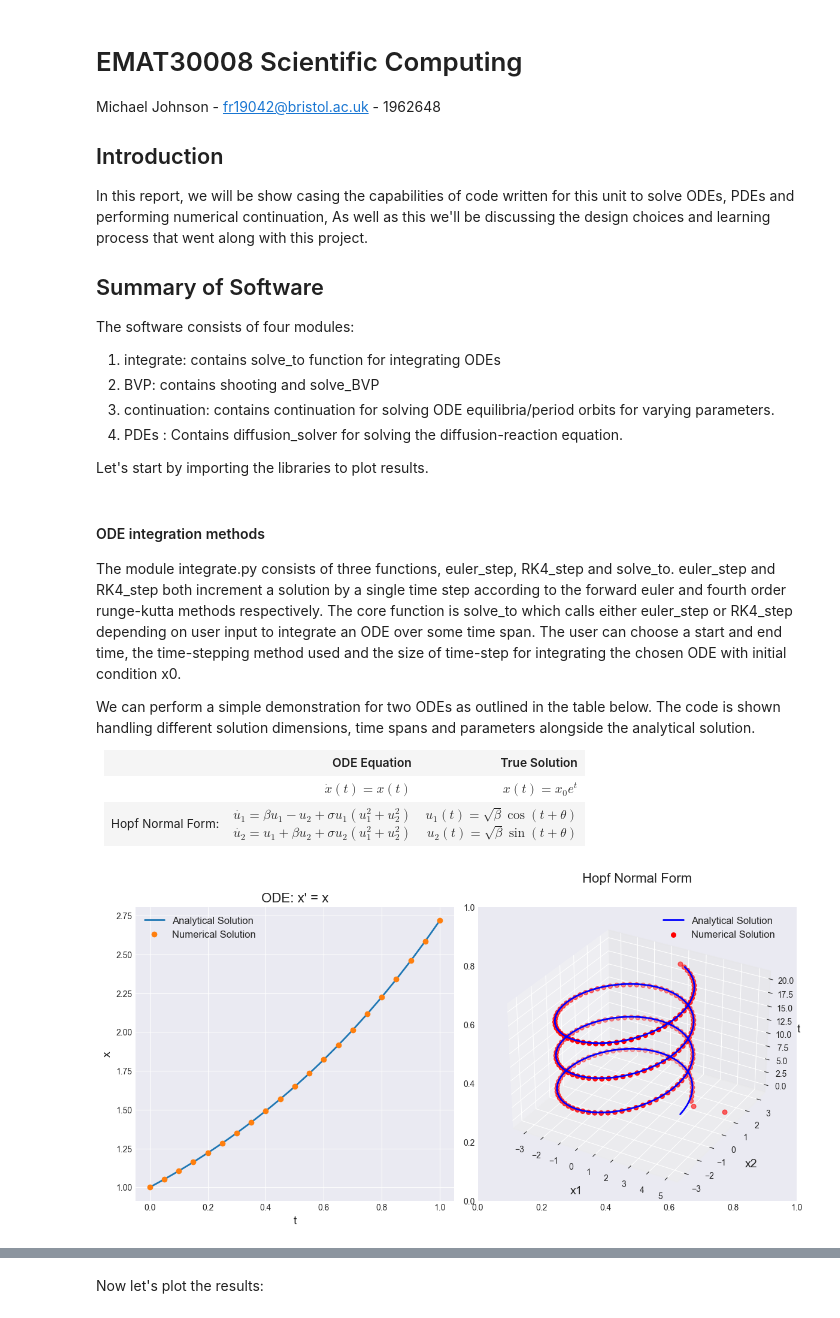
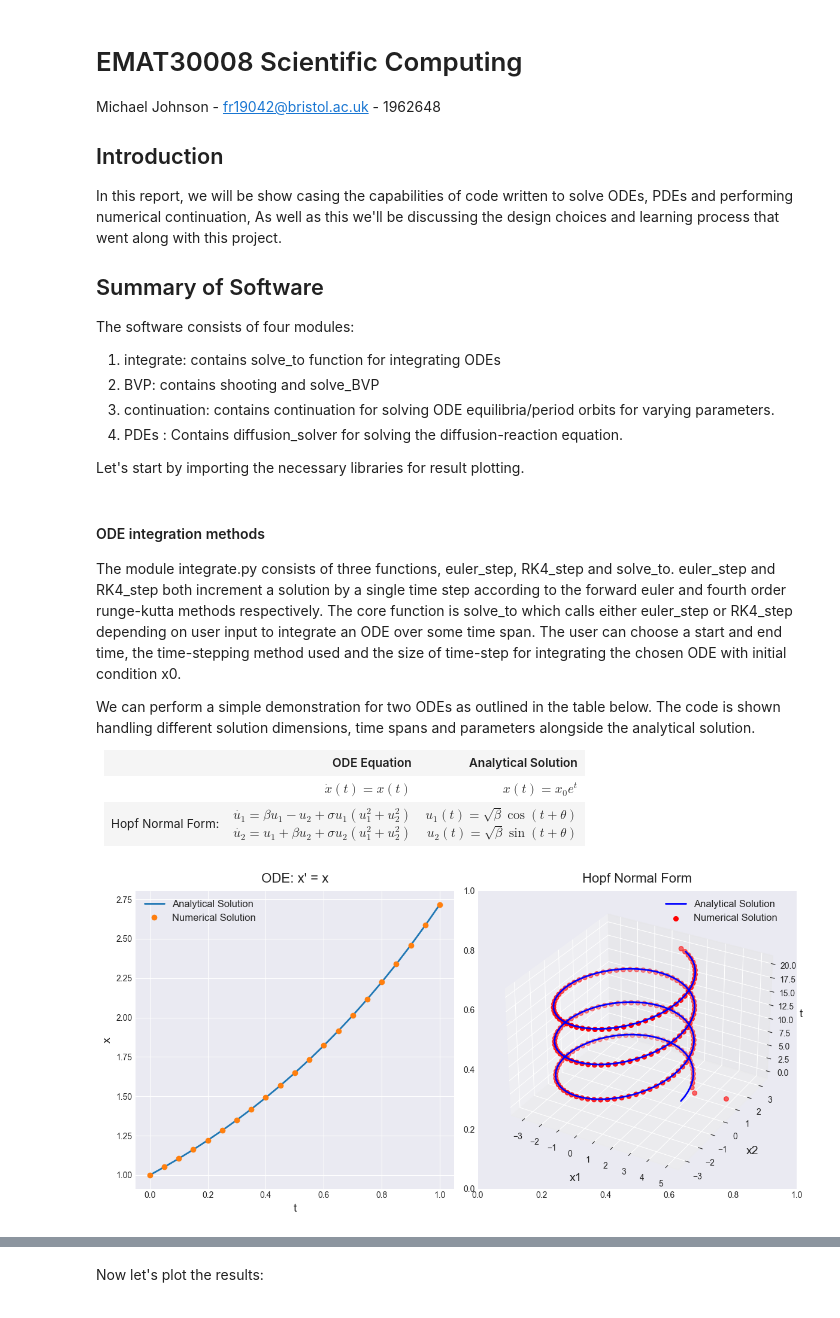
Before and after one commit to MikeJohnson424/emat30008, a Jupyter notebook: report.ipynb, the cells around one changed output, grey strips where cells are left out. Cells and saved outputs as stored; diff of their text form; code cells hidden in the pictures.

```diff
--- a/report.ipynb
+++ b/report.ipynb
@@ -5,7 +5,7 @@ Michael Johnson - fr19042@bristol.ac.uk - 1962648
 
 ## Introduction
 
-In this report, we will be show casing the capabilities of code written for this unit to solve ODEs, PDEs and performing numerical continuation, As well as this we'll be discussing the design choices and learning process that went along with this project.
+In this report, we will be show casing the capabilities of code written to solve ODEs, PDEs and performing numerical continuation, As well as this we'll be discussing the design choices and learning process that went along with this project.
 
 ## Summary of Software
 
@@ -15,7 +15,7 @@ The software consists of four modules:
 3) continuation: contains continuation for solving ODE equilibria/period orbits for varying parameters.
 4) PDEs : Contains diffusion_solver for solving the diffusion-reaction equation.
 
-Let's start by importing the libraries to plot results.
+Let's start by importing the necessary libraries for result plotting.
 # %%
 import matplotlib.pyplot as plt
 import numpy as np
@@ -54,7 +59,7 @@ th {
     <tr>
         <th style="width: 15%;"> </th>
         <th style="width: 45%;">ODE Equation</th>
-        <th style="width: 40%;">True Solution</th>
+        <th style="width: 40%;">Analytical Solution</th>
     </tr>
     <tr>
         <td></td>
@@ -76,46 +81,50 @@ th {
 # %%
 from integrate import solve_to
 from functions import f, hopf_normal_form,hopf_normal_form_sol
+
+# Generate and plot results for x' = x, x(0) = 1
 
 result = solve_to(func=f, x0=[1], t=[0, 1], parameters=None, deltat_max=0.05, method='RK4')
 x = result.x[0]
 t = result.t_space
 
 plt.style.use('seaborn-v0_8-dark')
 fig, (ax0, ax1) = plt.subplots(1, 2, figsize=(12, 6))
 
 ax0.plot(t, np.exp(t), linewidth=2, label='Analytical Solution')
 ax0.plot(t, x, 'o', markersize=6, label='Numerical Solution')
-ax0.set_title("ODE: x' = x", fontsize=16)
+ax0.set_title("ODE: x' = x", fontsize=16, pad = 10)
 ax0.set(xlabel='t', ylabel='x')
 ax0.set_xlabel('t', fontsize=14)
 ax0.set_ylabel('x', fontsize=14)
 ax0.legend(fontsize=12, loc="upper left")
 ax0.grid(True)
+
+# Generate and plot results for hopf normal form
 
 beta = 10
 theta = 0
 result = solve_to(func=hopf_normal_form, x0=[5, 1], t=[0, 20], parameters=[beta, -1], deltat_max=0.1, method='RK4')
 x = result.x
 t = result.t_space
 
-# Analytical solution
-x1_analytical = np.sqrt(beta) * np.cos(t+theta)
-x2_analytical = np.sqrt(beta) * np.sin(t+theta)
+x_analytical = hopf_normal_form_sol(t, beta, theta)
 
-# 3D plot
+x1_analytical = x_analytical[0]
+x2_analytical = x_analytical[1]
+
 ax1 = fig.add_subplot(1, 2, 2, projection='3d')
 ax1.plot(x1_analytical, x2_analytical, t, color='blue', linewidth=2, label='Analytical Solution')
 ax1.scatter(x[0], x[1], t, c='r', marker='o', s=30, label='Numerical Solution')
-ax1.set_title("Hopf Normal Form", fontsize=16, pad=30)  # Add pad to adjust title position
+ax1.set_title("Hopf Normal Form", fontsize=18, pad=10)  # Add pad to adjust title position
 ax1.set_xlabel('x1', fontsize=14, labelpad=10)
 ax1.set_ylabel('x2', fontsize=14, labelpad=10)
 ax1.set_zlabel('t', fontsize=14, labelpad=2)
 ax1.legend(fontsize=12)
 
 plt.tight_layout()
 # %% [output]
-[figure, old version]
+[figure, new version]
 # %% [markdown]
 #### ODE BVP solvers
 
```
Also changed, not shown: parts of 9 cells of this notebook, 4 other files.
